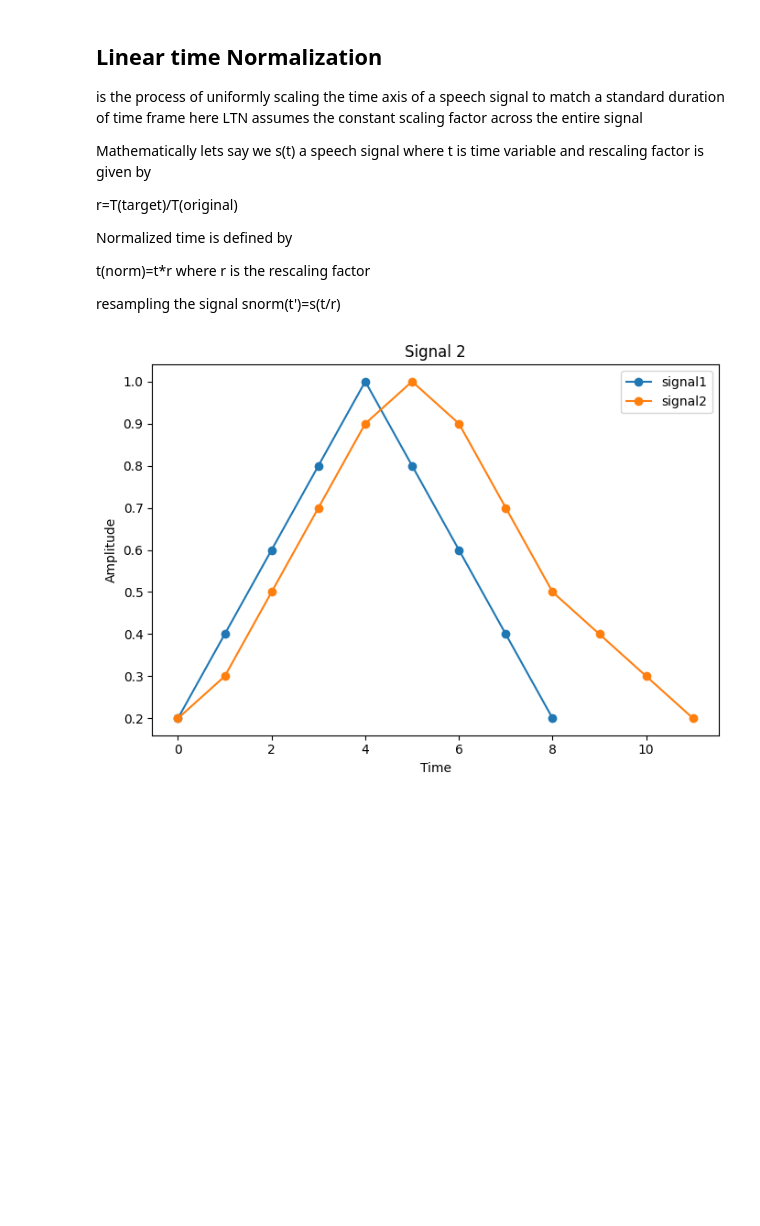
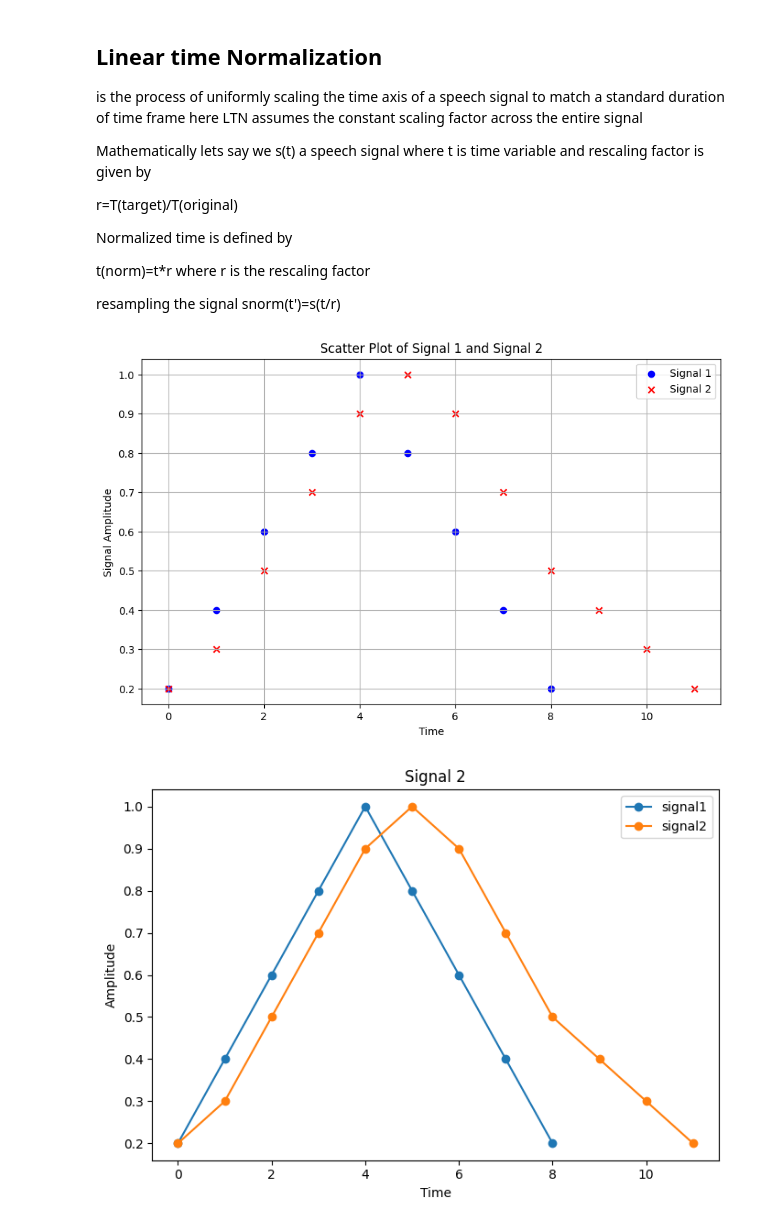
Before and after one commit to joshIsac/SpeechRecognition-, a Jupyter notebook: 2348523_Lab5 and 6 _time Alignment and Normalization.ipynb, the cells around one changed output. Drawn from its saved outputs; the diff is of its cells as text; code cells hidden in the pictures; blank space fills up the shorter version.

```diff
--- a/2348523_Lab5 and 6 _time Alignment and Normalization.ipynb
+++ b/2348523_Lab5 and 6 _time Alignment and Normalization.ipynb
@@ -28,6 +28,33 @@ import matplotlib.pyplot as plt
 # %%
 s1=np.array([0.2,0.4,0.6,0.8,1.0,0.8,0.6,0.4,0.2])
 s2=([0.2,0.3,0.5,0.7,0.9,1.0,0.9,0.7,0.5,0.4,0.3,0.2])
+# %%
+import numpy as np
+import matplotlib.pyplot as plt
+# Time indices
+t1 = np.arange(len(s1))
+t2 = np.arange(len(s2))
+
+# Plotting the signals using scatter plot
+plt.figure(figsize=(10, 6))
+
+# Scatter plot for s1
+plt.scatter(t1, s1, color='blue', label='Signal 1', marker='o')
+
+# Scatter plot for s2
+plt.scatter(t2, s2, color='red', label='Signal 2', marker='x')
+
+# Adding labels and title
+plt.xlabel('Time')
+plt.ylabel('Signal Amplitude')
+plt.title('Scatter Plot of Signal 1 and Signal 2')
+plt.legend()
+
+# Show the plot
+plt.grid(True)
+plt.show()
+# %% [output]
+[figure, added]
 # %%
 plt.figure(figsize=(7,5))
 
```
Also changed, not shown: parts of 1 cell of this notebook, 1 other file.
